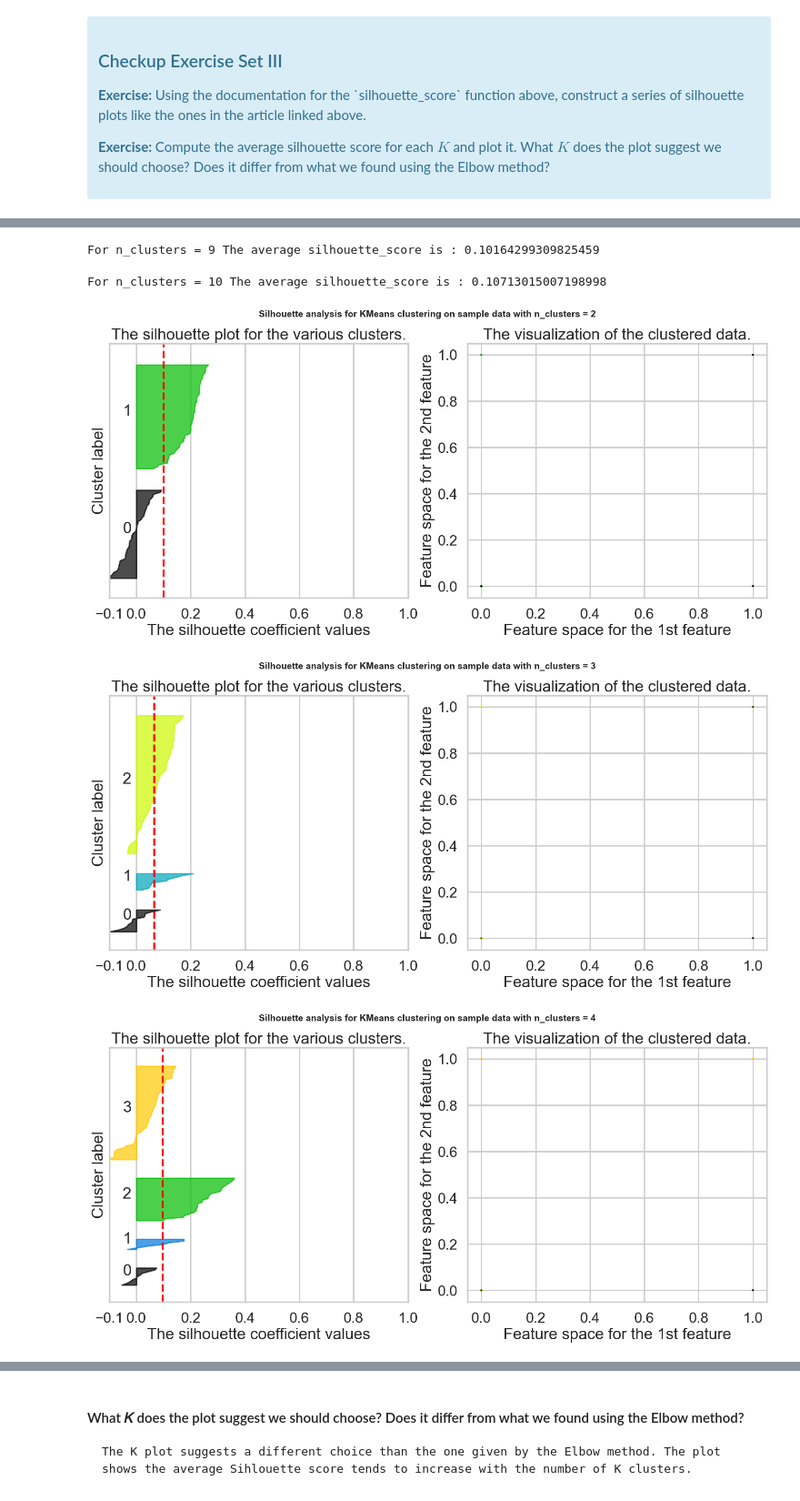
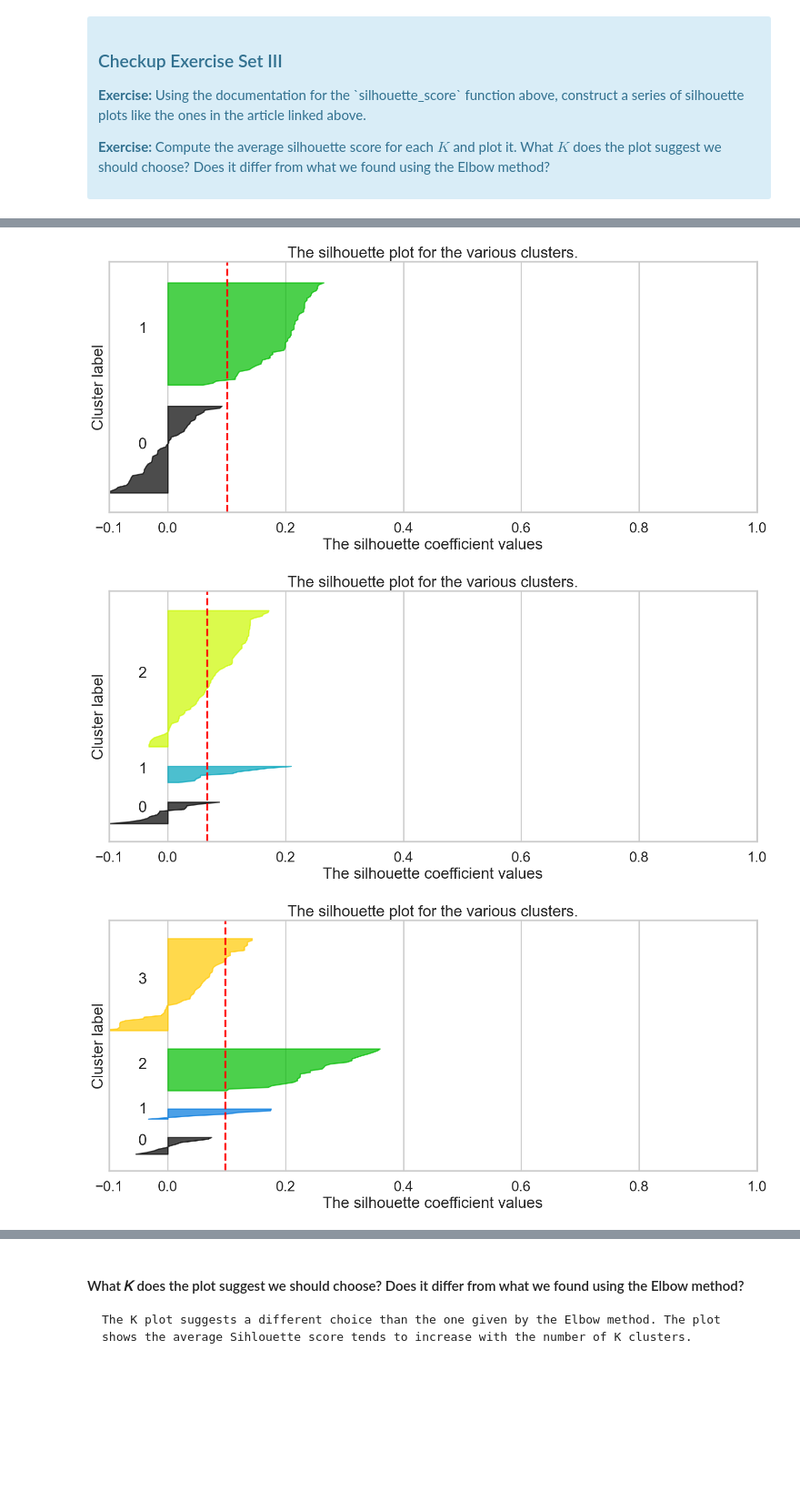
Before and after one commit to RafaelaMartelo/mec-mini-projects, a Jupyter notebook: mec-16.2.6-clustering-mini-project/Mini_Project_Clustering.ipynb, the cells around one changed output, grey strips where cells are left out. Shown at 91% size. Cells and saved outputs as stored; diff of their text form; code cells hidden in the pictures; blank space fills up the shorter version.

```diff
--- a/mec-16.2.6-clustering-mini-project/Mini_Project_Clustering.ipynb
+++ b/mec-16.2.6-clustering-mini-project/Mini_Project_Clustering.ipynb
@@ -274,7 +252,7 @@ avg_silhouette_scores = []
 
 for n_clusters in range_n_clusters:
     # Create a subplot with 1 row and 2 columns
-    fig, (ax1, ax2) = plt.subplots(1, 2)
+    fig, (ax1) = plt.subplots(1)
     fig.set_size_inches(18, 7)
 
     # The 1st subplot is the silhouette plot
@@ -324,29 +302,6 @@ for n_clusters in range_n_clusters:
     ax1.set_yticks([])
     ax1.set_xticks([-0.1, 0, 0.2, 0.4, 0.6, 0.8, 1])
 
-    # 2nd Plot showing the actual clusters formed
-    colors = cm.nipy_spectral(cluster_labels.astype(float) / n_clusters)
-    ax2.scatter(
-        X.iloc[:, 0],
-        X.iloc[:, 1],
-        marker=".",
-        s=30,
-        lw=0,
-        alpha=0.7,
-        c=colors,
-        edgecolor="k"
-    )
-
-    ax2.set_title("The visualization of the clustered data.")
-    ax2.set_xlabel("Feature space for the 1st feature")
-    ax2.set_ylabel("Feature space for the 2nd feature")
-
-    plt.suptitle(
-        "Silhouette analysis for KMeans clustering on sample data with n_clusters = %d"
-        % n_clusters,
-        fontsize=14,
-        fontweight="bold",
-    )
 
 plt.show()
 # %% [output]
@@ -360,5 +317,3 @@ For n_clusters = 8 The average silhouette_score is : 0.09598912876417943
-For n_clusters = 9 The average silhouette_score is : 0.10164299309825459
-For n_clusters = 10 The average silhouette_score is : 0.10713015007198998
-[figure, old version]
+[figure, new version]
-[figure, old version]
+[figure, new version]
-[figure, old version]
+[figure, new version]
```
Also changed, not shown: parts of 7 cells of this notebook.
